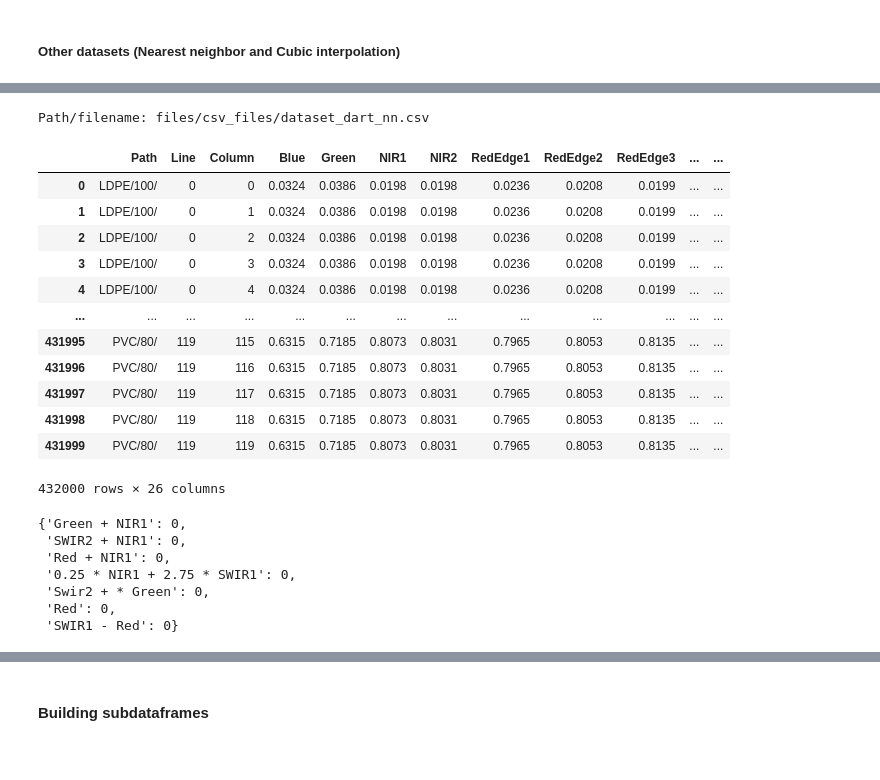
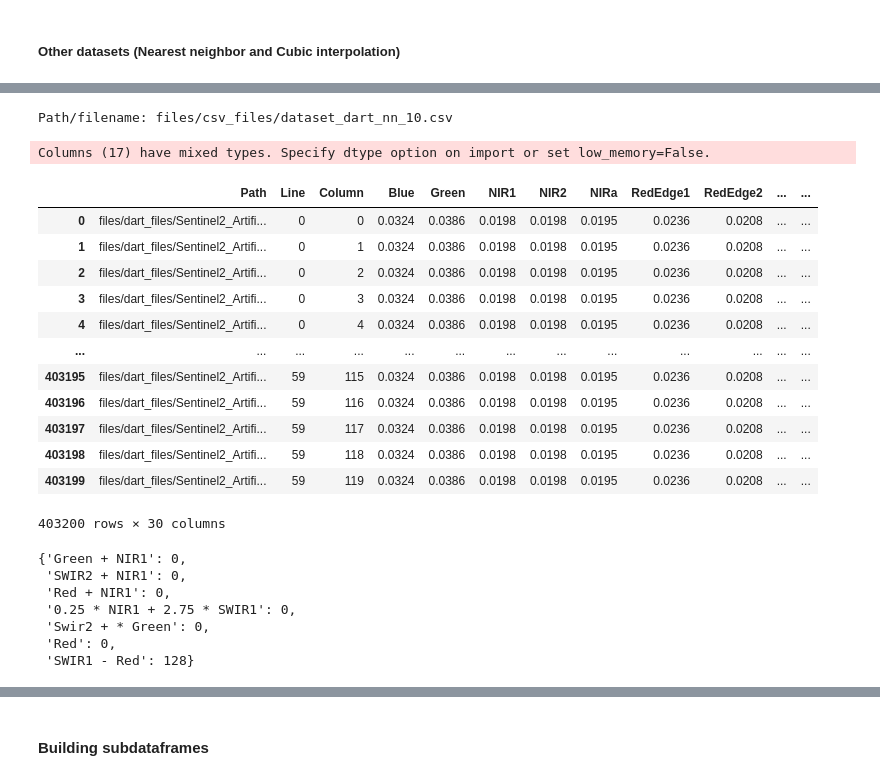
Before and after one commit to ufrgs-rescue/plastic_map, a Jupyter notebook: main.ipynb, the cells around one changed output, grey strips where cells are left out. Saved outputs shown, nothing was run; the diff lists cells and outputs as text; code cells hidden in the pictures.

```diff
--- a/main.ipynb
+++ b/main.ipynb
@@ -551,54 +605,55 @@ dataset_dart_cubic
 # %%
-dataset_dart_nn = pd.read_csv(str(input("Path/filename: ")))#For example: files/csv_files/dataset_dart_nn.csv
-dataset_dart_nn.drop('Unnamed: 0', axis=1, inplace=True)
+dataset_dart_nn_10 = pd.read_csv(str(input("Path/filename: ")))#For example: files/csv_files/dataset_dart_nn_10.csv
+dataset_dart_nn_10.drop('Unnamed: 0', axis=1, inplace=True)
 
 dart_label = []
-for i in range(len(dataset_dart_nn)):
-    if dataset_dart_nn.at[i, 'Label'] == 'Water':
+for i in range(len(dataset_dart_nn_10)):
+    if dataset_dart_nn_10.at[i, 'Label'] == 'Water':
         dart_label.append('Água')
-    elif dataset_dart_nn.at[i, 'Label'] == 'Sand':
+    elif dataset_dart_nn_10.at[i, 'Label'] == 'Sand':
         dart_label.append('Areia')
-    elif dataset_dart_nn.at[i, 'Label'] == 'Plastic':
+    elif dataset_dart_nn_10.at[i, 'Label'] == 'Plastic':
         dart_label.append('Plástico')
 
-dataset_dart_nn['Classe'] = dart_label
+dataset_dart_nn_10['Classe'] = dart_label
 # %% [output]
-Path/filename: files/csv_files/dataset_dart_nn.csv
+Path/filename: files/csv_files/dataset_dart_nn_10.csv
+Columns (17) have mixed types. Specify dtype option on import or set low_memory=False.
 # %%
-dataset_dart_nn['NDWI'] = (dataset_dart_nn['Green'] - dataset_dart_nn['NIR1']) / (dataset_dart_nn['Green'] + dataset_dart_nn['NIR1'])
-dataset_dart_nn['WRI'] = (dataset_dart_nn['Green'] + dataset_dart_nn['Red']) / (dataset_dart_nn['NIR1'] + dataset_dart_nn['SWIR2'])
-dataset_dart_nn['NDVI'] = (dataset_dart_nn['NIR1'] - dataset_dart_nn['Red']) / (dataset_dart_nn['NIR1'] + dataset_dart_nn['Red'])
-dataset_dart_nn['AWEI'] = 4 * (dataset_dart_nn['Green'] - dataset_dart_nn['SWIR2']) - (0.25 * dataset_dart_nn['NIR1'] + 2.75 * dataset_dart_nn['SWIR1'])
-dataset_dart_nn['MNDWI'] = (dataset_dart_nn['Green'] - dataset_dart_nn['SWIR2']) / (dataset_dart_nn['Green'] + dataset_dart_nn['SWIR2'])
-dataset_dart_nn['SR'] = dataset_dart_nn['NIR1'] / dataset_dart_nn['Red']
-dataset_dart_nn['PI'] = dataset_dart_nn['NIR1'] / (dataset_dart_nn['NIR1'] + dataset_dart_nn['Red'])
-dataset_dart_nn['RNDVI'] = (dataset_dart_nn['Red'] - dataset_dart_nn['NIR1']) / (dataset_dart_nn['Red'] + dataset_dart_nn['NIR1'])
-dataset_dart_nn['FDI'] = dataset_dart_nn['NIR1'] - (dataset_dart_nn['RedEdge2'] + (dataset_dart_nn['SWIR1'] - dataset_dart_nn['RedEdge2']) * ((dataset_dart_nn['NIR1'] - dataset_dart_nn['Red']) / (dataset_dart_nn['SWIR1'] - dataset_dart_nn['Red'])) * 10)
+dataset_dart_nn_10['NDWI'] = (dataset_dart_nn_10['Green'] - dataset_dart_nn_10['NIR1']) / (dataset_dart_nn_10['Green'] + dataset_dart_nn_10['NIR1'])
+dataset_dart_nn_10['WRI'] = (dataset_dart_nn_10['Green'] + dataset_dart_nn_10['Red']) / (dataset_dart_nn_10['NIR1'] + dataset_dart_nn_10['SWIR2'])
+dataset_dart_nn_10['NDVI'] = (dataset_dart_nn_10['NIR1'] - dataset_dart_nn_10['Red']) / (dataset_dart_nn_10['NIR1'] + dataset_dart_nn_10['Red'])
+dataset_dart_nn_10['AWEI'] = 4 * (dataset_dart_nn_10['Green'] - dataset_dart_nn_10['SWIR2']) - (0.25 * dataset_dart_nn_10['NIR1'] + 2.75 * dataset_dart_nn_10['SWIR1'])
+dataset_dart_nn_10['MNDWI'] = (dataset_dart_nn_10['Green'] - dataset_dart_nn_10['SWIR2']) / (dataset_dart_nn_10['Green'] + dataset_dart_nn_10['SWIR2'])
+dataset_dart_nn_10['SR'] = dataset_dart_nn_10['NIR1'] / dataset_dart_nn_10['Red']
+dataset_dart_nn_10['PI'] = dataset_dart_nn_10['NIR1'] / (dataset_dart_nn_10['NIR1'] + dataset_dart_nn_10['Red'])
+dataset_dart_nn_10['RNDVI'] = (dataset_dart_nn_10['Red'] - dataset_dart_nn_10['NIR1']) / (dataset_dart_nn_10['Red'] + dataset_dart_nn_10['NIR1'])
+dataset_dart_nn_10['FDI'] = dataset_dart_nn_10['NIR1'] - (dataset_dart_nn_10['RedEdge2'] + (dataset_dart_nn_10['SWIR1'] - dataset_dart_nn_10['RedEdge2']) * ((dataset_dart_nn_10['NIR1'] - dataset_dart_nn_10['Red']) / (dataset_dart_nn_10['SWIR1'] - dataset_dart_nn_10['Red'])) * 10)
 
-dataset_dart_nn
+dataset_dart_nn_10
 # %% [output]
-|  | Path | Line | Column | Blue | Green | NIR1 | NIR2 | RedEdge1 | RedEdge2 | RedEdge3 | ... | ... |
-| 0 | LDPE/100/ | 0 | 0 | 0.0324 | 0.0386 | 0.0198 | 0.0198 | 0.0236 | 0.0208 | 0.0199 | ... | ... |
-| 1 | LDPE/100/ | 0 | 1 | 0.0324 | 0.0386 | 0.0198 | 0.0198 | 0.0236 | 0.0208 | 0.0199 | ... | ... |
-| 2 | LDPE/100/ | 0 | 2 | 0.0324 | 0.0386 | 0.0198 | 0.0198 | 0.0236 | 0.0208 | 0.0199 | ... | ... |
-| 3 | LDPE/100/ | 0 | 3 | 0.0324 | 0.0386 | 0.0198 | 0.0198 | 0.0236 | 0.0208 | 0.0199 | ... | ... |
-| 4 | LDPE/100/ | 0 | 4 | 0.0324 | 0.0386 | 0.0198 | 0.0198 | 0.0236 | 0.0208 | 0.0199 | ... | ... |
+|  | Path | Line | Column | Blue | Green | NIR1 | NIR2 | NIRa | RedEdge1 | RedEdge2 | ... | ... |
+| 0 | files/dart_files/Sentinel2_Artifi... | 0 | 0 | 0.0324 | 0.0386 | 0.0198 | 0.0198 | 0.0195 | 0.0236 | 0.0208 | ... | ... |
+| 1 | files/dart_files/Sentinel2_Artifi... | 0 | 1 | 0.0324 | 0.0386 | 0.0198 | 0.0198 | 0.0195 | 0.0236 | 0.0208 | ... | ... |
+| 2 | files/dart_files/Sentinel2_Artifi... | 0 | 2 | 0.0324 | 0.0386 | 0.0198 | 0.0198 | 0.0195 | 0.0236 | 0.0208 | ... | ... |
+| 3 | files/dart_files/Sentinel2_Artifi... | 0 | 3 | 0.0324 | 0.0386 | 0.0198 | 0.0198 | 0.0195 | 0.0236 | 0.0208 | ... | ... |
+| 4 | files/dart_files/Sentinel2_Artifi... | 0 | 4 | 0.0324 | 0.0386 | 0.0198 | 0.0198 | 0.0195 | 0.0236 | 0.0208 | ... | ... |
 | ... | ... | ... | ... | ... | ... | ... | ... | ... | ... | ... | ... | ... |
-| 431995 | PVC/80/ | 119 | 115 | 0.6315 | 0.7185 | 0.8073 | 0.8031 | 0.7965 | 0.8053 | 0.8135 | ... | ... |
-| 431996 | PVC/80/ | 119 | 116 | 0.6315 | 0.7185 | 0.8073 | 0.8031 | 0.7965 | 0.8053 | 0.8135 | ... | ... |
-| 431997 | PVC/80/ | 119 | 117 | 0.6315 | 0.7185 | 0.8073 | 0.8031 | 0.7965 | 0.8053 | 0.8135 | ... | ... |
-| 431998 | PVC/80/ | 119 | 118 | 0.6315 | 0.7185 | 0.8073 | 0.8031 | 0.7965 | 0.8053 | 0.8135 | ... | ... |
-| 431999 | PVC/80/ | 119 | 119 | 0.6315 | 0.7185 | 0.8073 | 0.8031 | 0.7965 | 0.8053 | 0.8135 | ... | ... |
+| 403195 | files/dart_files/Sentinel2_Artifi... | 59 | 115 | 0.0324 | 0.0386 | 0.0198 | 0.0198 | 0.0195 | 0.0236 | 0.0208 | ... | ... |
+| 403196 | files/dart_files/Sentinel2_Artifi... | 59 | 116 | 0.0324 | 0.0386 | 0.0198 | 0.0198 | 0.0195 | 0.0236 | 0.0208 | ... | ... |
+| 403197 | files/dart_files/Sentinel2_Artifi... | 59 | 117 | 0.0324 | 0.0386 | 0.0198 | 0.0198 | 0.0195 | 0.0236 | 0.0208 | ... | ... |
+| 403198 | files/dart_files/Sentinel2_Artifi... | 59 | 118 | 0.0324 | 0.0386 | 0.0198 | 0.0198 | 0.0195 | 0.0236 | 0.0208 | ... | ... |
+| 403199 | files/dart_files/Sentinel2_Artifi... | 59 | 119 | 0.0324 | 0.0386 | 0.0198 | 0.0198 | 0.0195 | 0.0236 | 0.0208 | ... | ... |
-432000 rows × 26 columns
+403200 rows × 30 columns
 # %%
 dividers_dart_nn = dict()
-dividers_dart_nn.update({"Green + NIR1": dataset_dart_nn['Green'] + dataset_dart_nn['NIR1']})
-dividers_dart_nn.update({"SWIR2 + NIR1": dataset_dart_nn['NIR1'] + dataset_dart_nn['SWIR2']})
-dividers_dart_nn.update({"Red + NIR1": dataset_dart_nn['NIR1'] + dataset_dart_nn['Red']})
-dividers_dart_nn.update({"0.25 * NIR1 + 2.75 * SWIR1": 0.25 * dataset_dart_nn['NIR1'] + 2.75 * dataset_dart_nn['SWIR1']})
-dividers_dart_nn.update({"Swir2 + * Green": dataset_dart_nn['Green'] + dataset_dart_nn['SWIR2']})
-dividers_dart_nn.update({"Red": dataset_dart_nn['Red']})
-dividers_dart_nn.update({"SWIR1 - Red": dataset_dart_nn['SWIR1'] - dataset_dart_nn['Red']})
+dividers_dart_nn.update({"Green + NIR1": dataset_dart_nn_10['Green'] + dataset_dart_nn_10['NIR1']})
+dividers_dart_nn.update({"SWIR2 + NIR1": dataset_dart_nn_10['NIR1'] + dataset_dart_nn_10['SWIR2']})
+dividers_dart_nn.update({"Red + NIR1": dataset_dart_nn_10['NIR1'] + dataset_dart_nn_10['Red']})
+dividers_dart_nn.update({"0.25 * NIR1 + 2.75 * SWIR1": 0.25 * dataset_dart_nn_10['NIR1'] + 2.75 * dataset_dart_nn_10['SWIR1']})
+dividers_dart_nn.update({"Swir2 + * Green": dataset_dart_nn_10['Green'] + dataset_dart_nn_10['SWIR2']})
+dividers_dart_nn.update({"Red": dataset_dart_nn_10['Red']})
+dividers_dart_nn.update({"SWIR1 - Red": dataset_dart_nn_10['SWIR1'] - dataset_dart_nn_10['Red']})
 
 zeros_dart_nn = dict()
 
@@ -616,4 +671,4 @@ zeros_dart_nn
  '0.25 * NIR1 + 2.75 * SWIR1': 0,
  'Swir2 + * Green': 0,
  'Red': 0,
- 'SWIR1 - Red': 0}
+ 'SWIR1 - Red': 128}
```
Also changed, not shown: parts of 57 cells of this notebook.
